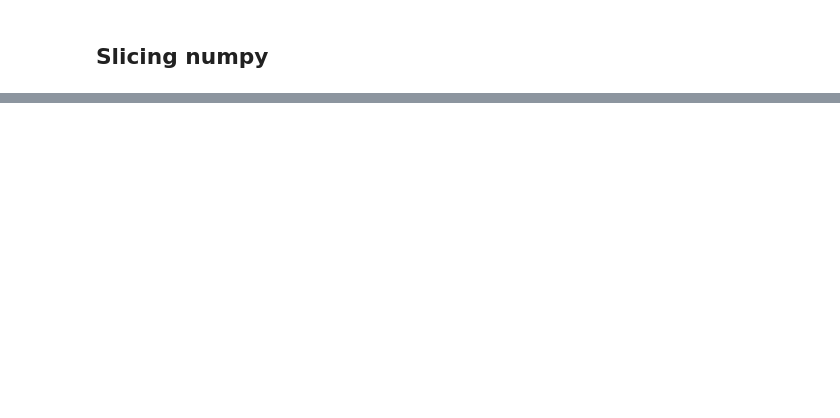
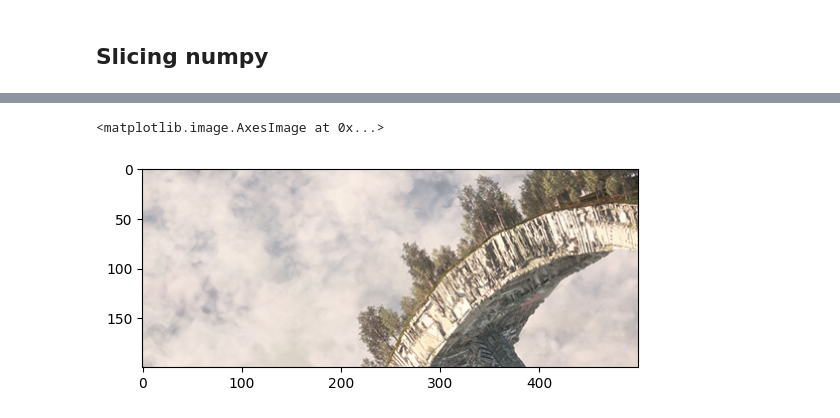
Before and after one commit to 02mio200/Diplomado-IA, a Jupyter notebook: Modulo_1/12.Numpy.ipynb, the cells around one changed output, grey strips where cells are left out. Cells and saved outputs as stored; diff of their text form; code cells hidden in the pictures; blank space fills up the shorter version.

```diff
--- a/Modulo_1/12.Numpy.ipynb
+++ b/Modulo_1/12.Numpy.ipynb
@@ -563,0 +680,6 @@ B_{m-1,0} & B_{m-1,1} & \ldots & B_{m-1,n-1}
+# %%
+A = array_imagen[0:200,0:500,:]
+plt.imshow(A)
+# %% [output]
+<matplotlib.image.AxesImage at 0x...>
+[figure, added]
```
Also changed, not shown: parts of 18 cells of this notebook, 6 other files.
